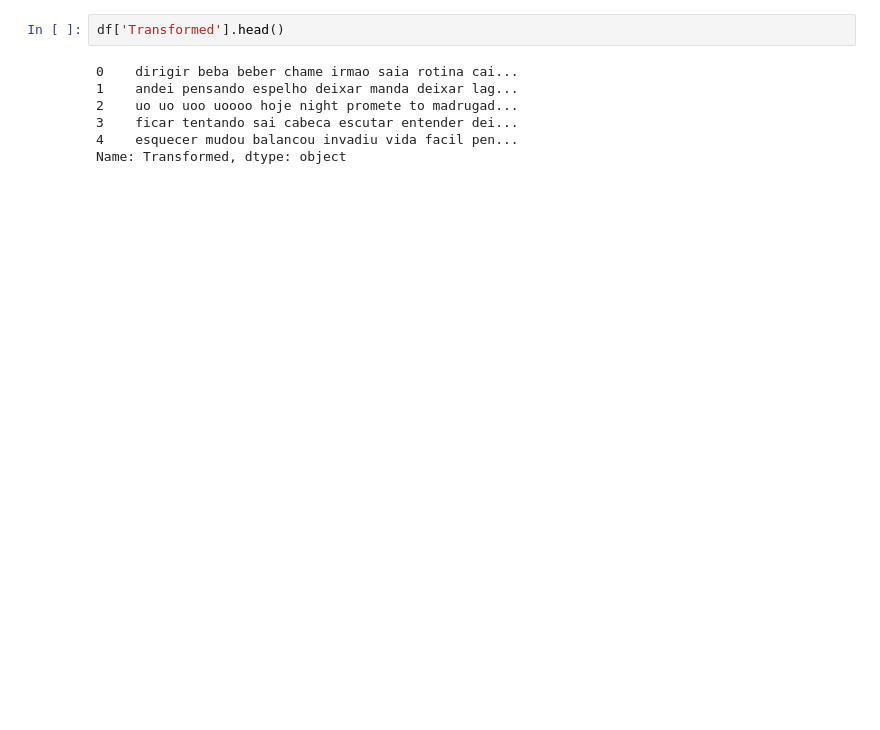
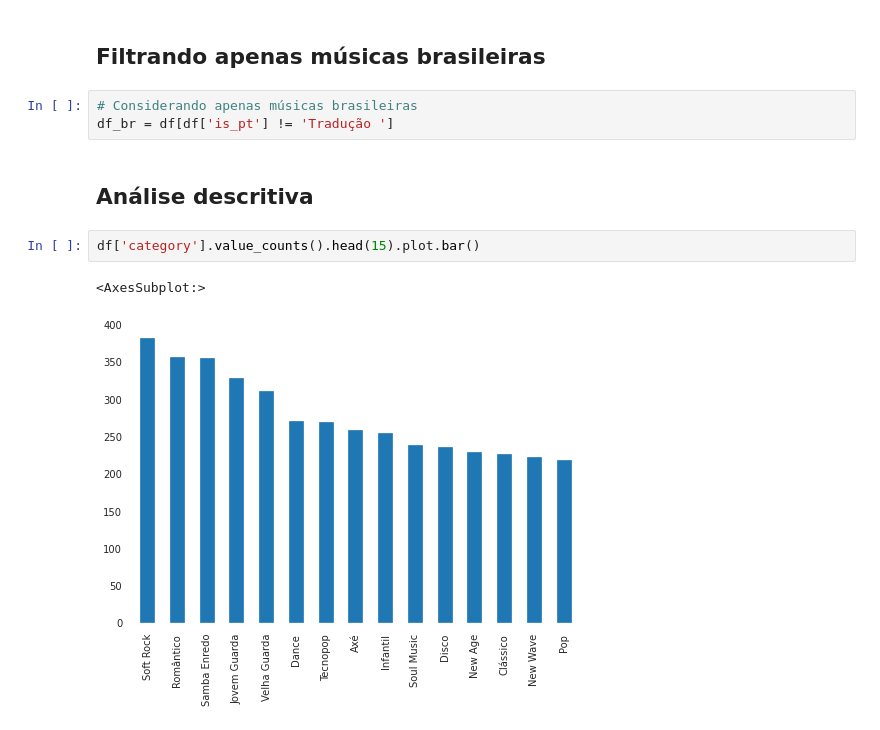
Before and after one commit to joaoflauzino/music_style, a Jupyter notebook: analysis.ipynb, the cells around one changed output. Cells and saved outputs as stored; diff of their text form; blank space fills up the shorter version.

```diff
--- a/analysis.ipynb
+++ b/analysis.ipynb
@@ -51,9 +66,12 @@ Wall time: 18.8 s
-# %%
-df['Transformed'].head()
-# %% [output]
-0    dirigir beba beber chame irmao saia rotina cai...
-1    andei pensando espelho deixar manda deixar lag...
-2    uo uo uoo uoooo hoje night promete to madrugad...
-3    ficar tentando sai cabeca escutar entender dei...
-4    esquecer mudou balancou invadiu vida facil pen...
-Name: Transformed, dtype: object
+# %% [markdown]
+## Filtrando apenas músicas brasileiras
+# %%
+# Considerando apenas músicas brasileiras
+df_br = df[df['is_pt'] != 'Tradução ']
+# %% [markdown]
+## Análise descritiva
+# %%
+df['category'].value_counts().head(15).plot.bar()
+# %% [output]
+<AxesSubplot:>
+[figure, added]
```
Also changed, not shown: parts of 17 cells of this notebook, 6 other files.
